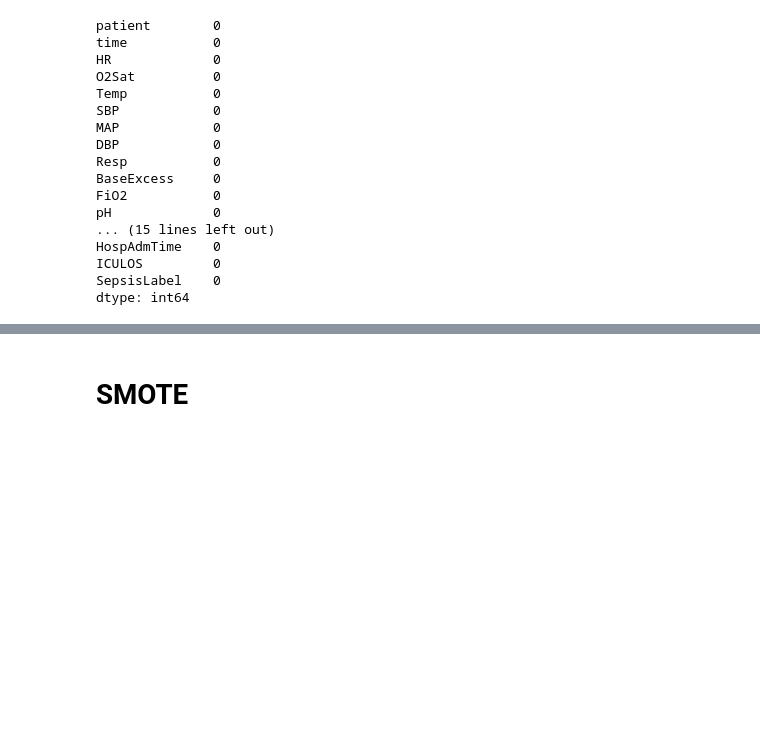
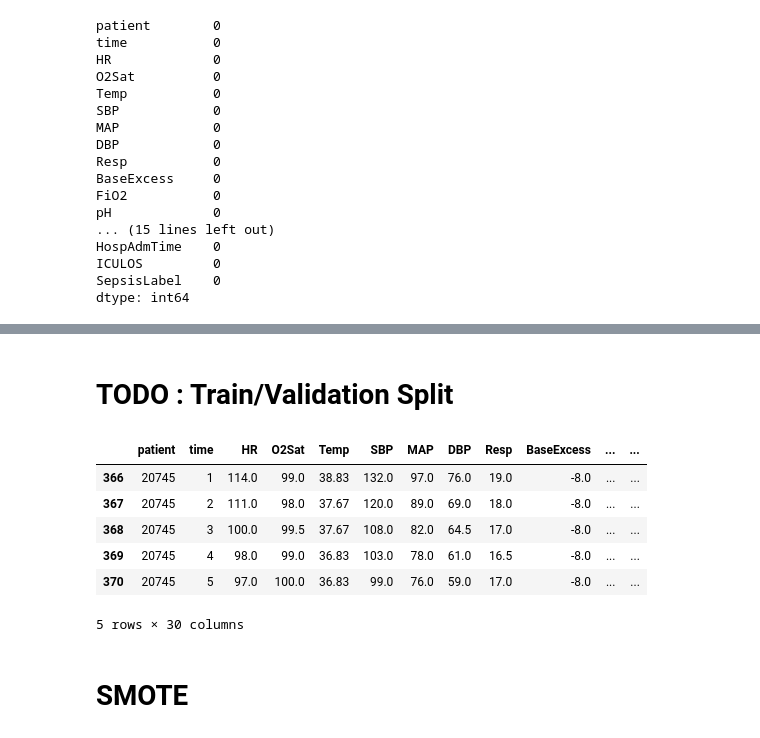
Before and after one commit to alanklin/BC-Fall2024-CaseCompetition-Team2, a Jupyter notebook: Code/data_pipeline_true.ipynb, the cells around one changed output, grey strips where cells are left out. Cells and saved outputs as stored; diff of their text form; code cells hidden in the pictures; blank space fills up the shorter version.

```diff
--- a/Code/data_pipeline_true.ipynb
+++ b/Code/data_pipeline_true.ipynb
@@ -151,0 +152,2 @@ dtype: int64
+# %% [markdown]
+# TODO : Train/Validation Split
@@ -151,0 +167,13 @@ dtype: int64
+# %%
+# Reexpand Train Data
+train_split_data = imputed_data[imputed_data['patient'].isin(patient_labels_train)].drop('SepsisPatient', axis = 1)
+validate_split_data = imputed_data[imputed_data['patient'].isin(patient_labels_validate)].drop('SepsisPatient', axis = 1)
+validate_split_data.head()
+# %% [output]
+|  | patient | time | HR | O2Sat | Temp | SBP | MAP | DBP | Resp | BaseExcess | ... | ... |
+| 366 | 20745 | 1 | 114.0 | 99.0 | 38.83 | 132.0 | 97.0 | 76.0 | 19.0 | -8.0 | ... | ... |
+| 367 | 20745 | 2 | 111.0 | 98.0 | 37.67 | 120.0 | 89.0 | 69.0 | 18.0 | -8.0 | ... | ... |
+| 368 | 20745 | 3 | 100.0 | 99.5 | 37.67 | 108.0 | 82.0 | 64.5 | 17.0 | -8.0 | ... | ... |
+| 369 | 20745 | 4 | 98.0 | 99.0 | 36.83 | 103.0 | 78.0 | 61.0 | 16.5 | -8.0 | ... | ... |
+| 370 | 20745 | 5 | 97.0 | 100.0 | 36.83 | 99.0 | 76.0 | 59.0 | 17.0 | -8.0 | ... | ... |
+5 rows × 30 columns
```
Also changed, not shown: parts of 25 cells of this notebook, 7 other files.
